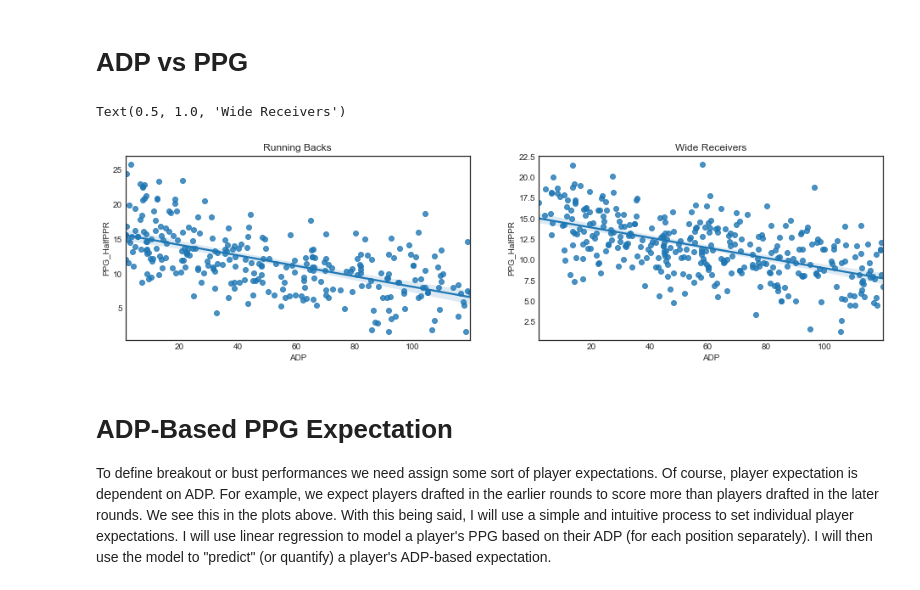
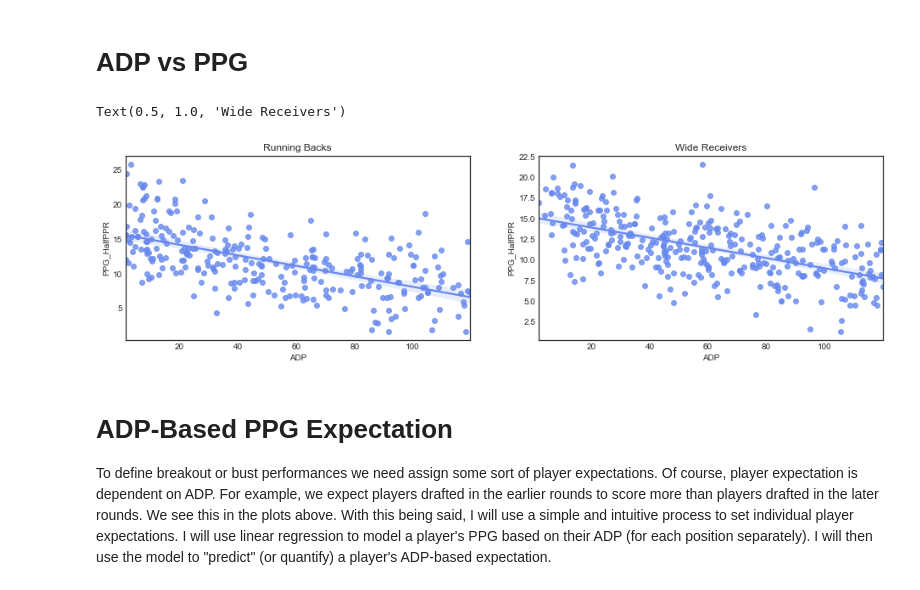
Before and after one commit to BrentonGraham/fantasy-football-ml, a Jupyter notebook: breakout-bust-prediction/1-data-preparation.ipynb, the cells around one changed output. Drawn from its saved outputs; the diff is of its cells as text; code cells hidden in the pictures.

```diff
--- a/breakout-bust-prediction/1-data-preparation.ipynb
+++ b/breakout-bust-prediction/1-data-preparation.ipynb
@@ -42,16 +42,19 @@ df['RookieSeason'] = np.where(df.Year == df.DraftYear, 1, 0)
 df['SecondSeason'] = np.where(df.Year == df.DraftYear + 1, 1, 0)
 # %% [markdown]
 # ADP vs PPG
+# %%
+set_color = sns.color_palette("coolwarm")[0]
+set_palette = [sns.color_palette("coolwarm")[0], sns.color_palette("coolwarm")[5]]
 # %%
 plt.style.use('seaborn-white')
 fig, ax = plt.subplots(1, 2, figsize=(16, 4))
-sns.regplot(data=df.loc[df.Position == 'RB'], x='ADP', y='PPG_HalfPPR', ax=ax[0])
-sns.regplot(data=df.loc[df.Position == 'WR'], x='ADP', y='PPG_HalfPPR', ax=ax[1])
+sns.regplot(data=df.loc[df.Position == 'RB'], x='ADP', y='PPG_HalfPPR', color=set_color, ax=ax[0])
+sns.regplot(data=df.loc[df.Position == 'WR'], x='ADP', y='PPG_HalfPPR', color=set_color, ax=ax[1])
 ax[0].set_title('Running Backs')
 ax[1].set_title('Wide Receivers')
 # %% [output]
 Text(0.5, 1.0, 'Wide Receivers')
-[figure, old version]
+[figure, new version]
 # %% [markdown]
 # ADP-Based PPG Expectation
 To define breakout or bust performances we need assign some sort of player expectations. Of course, player expectation is dependent on ADP. For example, we expect players drafted in the earlier rounds to score more than players drafted in the later rounds. We see this in the plots above. With this being said, I will use a simple and intuitive process to set individual player expectations. I will use linear regression to model a player's PPG based on their ADP (for each position separately). I will then use the model to "predict" (or quantify) a player's ADP-based expectation.
```
Also changed, not shown: parts of 8 cells of this notebook, 7 other files.
